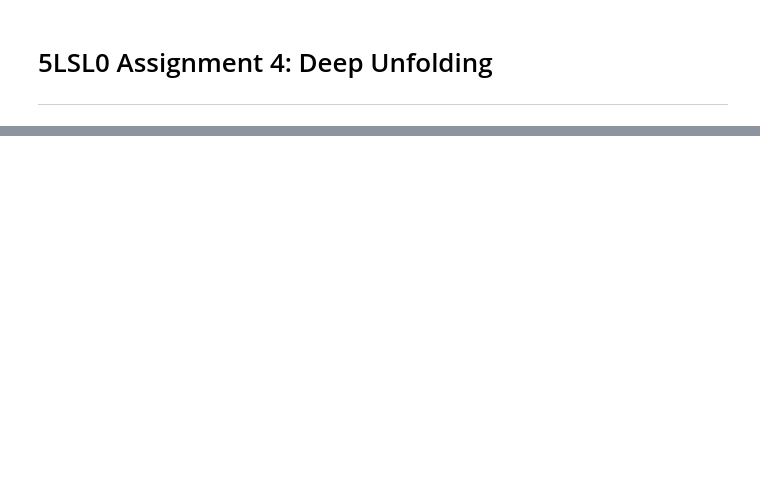
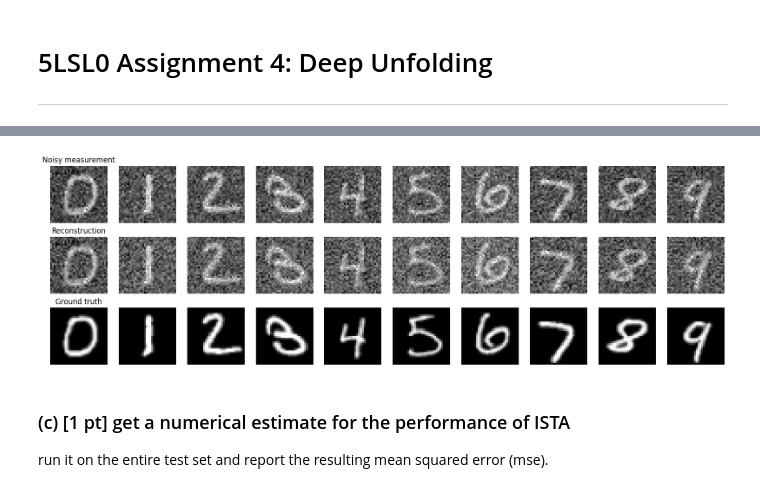
Before and after one commit to svenbbsp/5LSL0, a Jupyter notebook: Assignment_4/Assignment_4_Notebook.ipynb, the cells around one changed output, grey strips where cells are left out. Saved outputs shown, nothing was run; the diff lists cells and outputs as text; code cells hidden in the pictures; blank space fills up the shorter version.

```diff
--- a/Assignment_4/Assignment_4_Notebook.ipynb
+++ b/Assignment_4/Assignment_4_Notebook.ipynb
@@ -49,0 +76,20 @@ def ISTA(mu,shrinkage,K,y):
+# %%
+# Soft thresholding function
+def softthreshold(x, shrinkage):
+    return torch.sign(x) * torch.max(torch.abs(x) - shrinkage, torch.tensor(0.0))
+
+# ISTA function
+def ISTA(mu, shrinkage, K, y):
+    # Initialize x to be the same as y
+    x = y.clone()
+
+    # Iteratively apply the soft thresholding function
+    for _ in range(K):
+        # Compute the gradient
+        grad = (x - y) / len(y)
+
+        # Update x
+        x = softthreshold(x - mu * grad, mu * shrinkage)
+
+    # Return the final batch of reconstructions
+    return x
@@ -49,0 +102,37 @@ def ISTA(mu,shrinkage,K,y):
+# %%
+mu = 0.1
+shrinkage = 0.05
+K = 50
+
+# Apply the ISTA algorithm to the noisy example images
+x_reconstructed = ISTA(mu, shrinkage, K, x_noisy_example)
+
+# Create a figure with 10 columns and 3 rows
+fig, axs = plt.subplots(3, 10, figsize=(20, 6))
+
+# For each column
+for i in range(10):
+    # Display the noisy measurement in the first row
+    axs[0, i].imshow(x_noisy_example[i].squeeze(), cmap='gray')
+    axs[0, i].axis('off')
+
+    # Display the reconstruction in the second row
+    axs[1, i].imshow(x_reconstructed[i].squeeze(), cmap='gray')
+    axs[1, i].axis('off')
+
+    # Display the ground truth in the third row
+    axs[2, i].imshow(x_clean_example[i].squeeze(), cmap='gray')
+    axs[2, i].axis('off')
+
+# Set the titles for the rows
+axs[0, 0].set_title('Noisy measurement')
+axs[1, 0].set_title('Reconstruction')
+axs[2, 0].set_title('Ground truth')
+
+# Display the figure
+plt.show()
+# %% [output]
+[figure, added]
+# %% [markdown]
+### (c) [1 pt] get a numerical estimate for the performance of ISTA
+run it on the entire test set and report the resulting mean squared error (mse).
```
Also changed, not shown: parts of 6 cells of this notebook.
